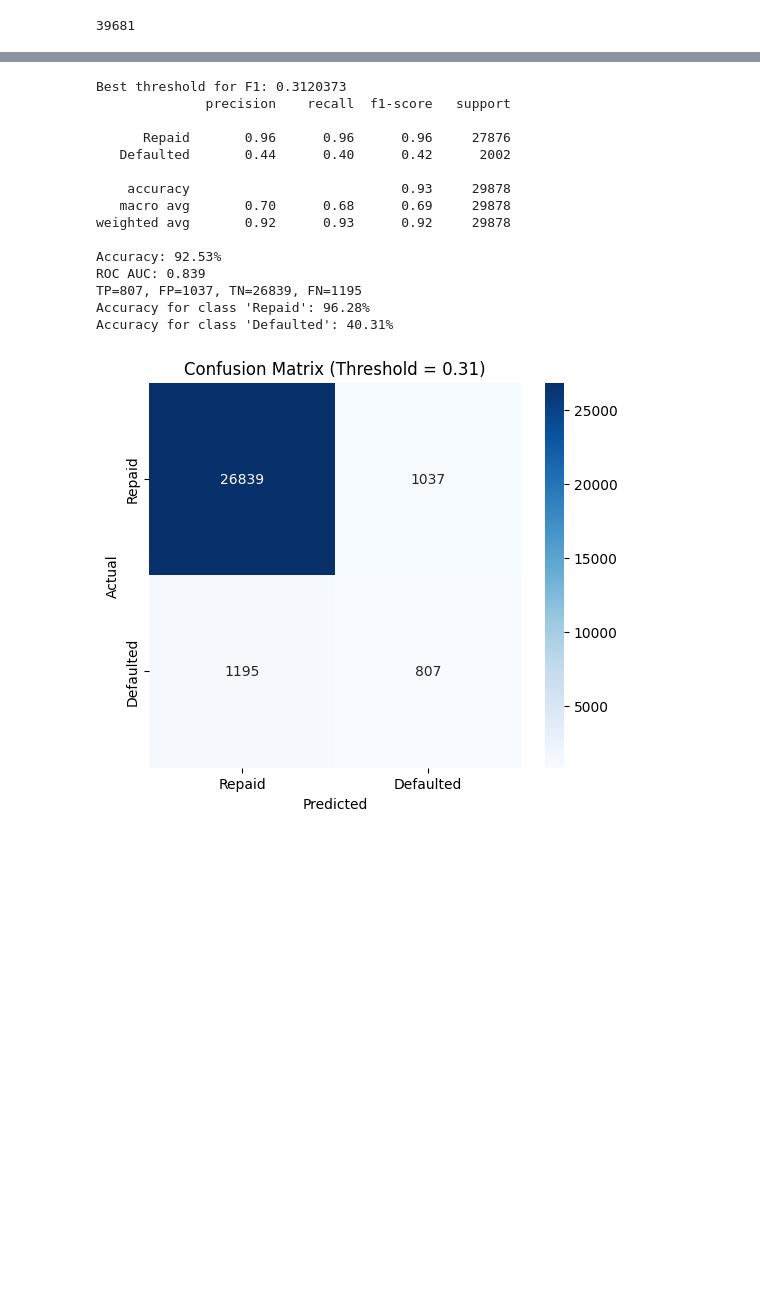
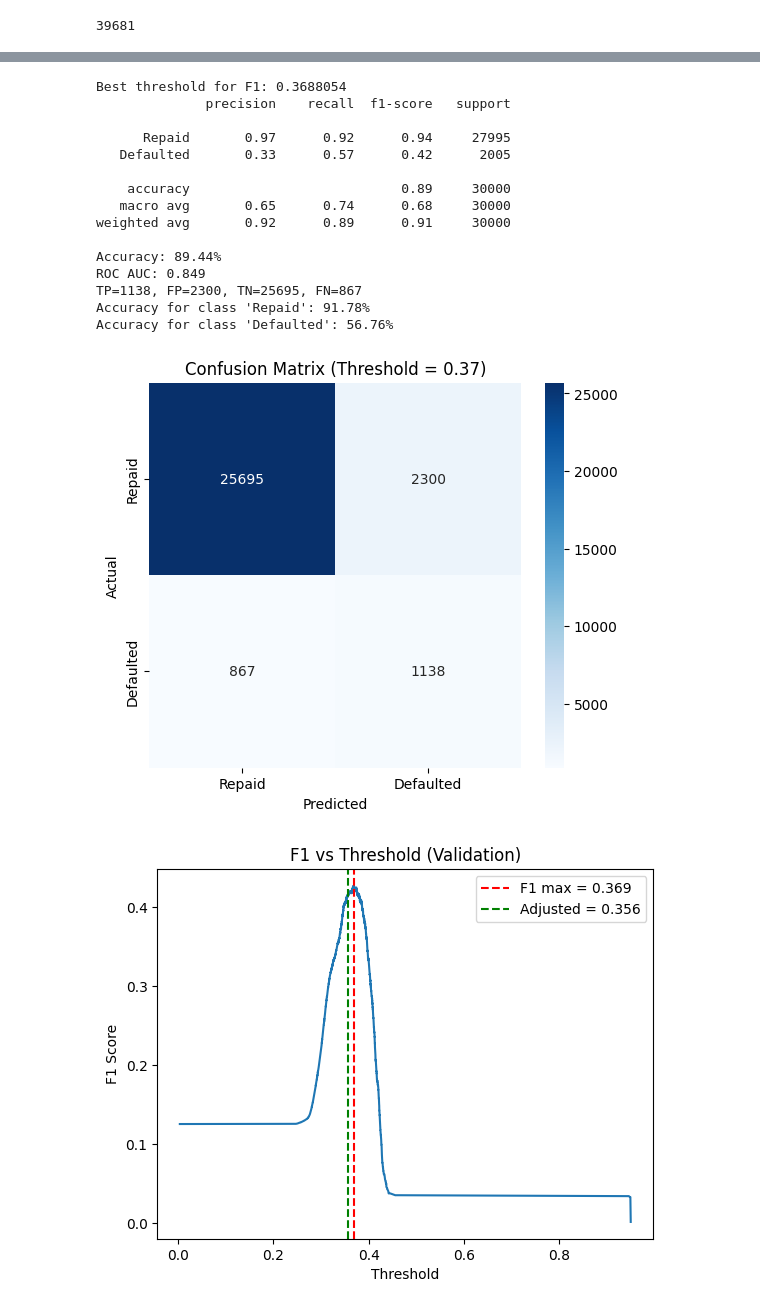
Before and after one commit to sunnysunny77/loan, a Jupyter notebook: cr.ipynb, the cells around one changed output, grey strips where cells are left out. Cells and saved outputs as stored; diff of their text form; code cells hidden in the pictures; blank space fills up the shorter version.

```diff
--- a/cr.ipynb
+++ b/cr.ipynb
@@ -387,7 +389,7 @@ sns.boxplot(data=numeric_df)
 plt.title("Boxplot for All Numeric Features")
 plt.xticks(rotation=45)
 plt.show()
-outliers_idx = df_features['MonthlyIncome'].nlargest(1).index
+outliers_idx = df_features['MonthlyIncome'].nlargest(3).index
 df_features = df_features.drop(index=outliers_idx)
 target = target.drop(index=outliers_idx)
 # %% [output]
@@ -419,7 +421,7 @@ df_high, hc_cols_to_drop = drop_high_card_cols(df_drop, threshold=50)
 Dropping 0 high-cardinality columns (> 50 unique values)
 # %%
 # Drop correlated features here
-df_corr, corr_cols_to_drop = drop_correlated(df_high, threshold=1.1)
+df_corr, corr_cols_to_drop = drop_correlated(df_high, threshold=0.9999)
 # %% [output]
 Dropping 0 highly correlated features
 [figure]
@@ -453,3 +455,6 @@ X_train = df_selected.copy()
 # %% [output]
 Engineered features
 Engineered features
+# %%
+# Drop duplicates
+X_train, y_train = check_and_drop_duplicates(X_train, y_train)
@@ -586,7 +593,7 @@ class BinaryFocalLoss(nn.Module):
         focal_loss = self.alpha * (1 - pt) ** self.gamma * bce_loss
         return focal_loss.mean()
 
-loss_fn = BinaryFocalLoss(alpha=0.93, gamma=2)
+loss_fn = BinaryFocalLoss(alpha=0.95, gamma=3)
 # %%
 # Train
 optimizer = optim.Adam(model.parameters(), lr=lr)
@@ -664,24 +671,25 @@ Best model (val_auc=0.8430) restored
 # %%
 model.eval()
 y_val_probs = []
+
 with torch.no_grad():
     for X_batch, _ in val_loader:
         X_batch = X_batch.to(device)
         outputs = model(X_batch)
         probs = torch.sigmoid(outputs)
         y_val_probs.extend(probs.cpu().numpy())
+
 y_val_probs = np.array(y_val_probs)
 y_val_true = y_val
+prec, rec, thresholds = precision_recall_curve(y_val_true, y_val_probs)
+denom = prec + rec
+f1 = np.zeros_like(denom)
+mask = denom != 0
+f1[mask] = 2 * prec[mask] * rec[mask] / denom[mask]
+best_thresh = thresholds[np.argmax(f1[:-1])]
 
-prec, rec, thresholds = precision_recall_curve(y_val_true, y_val_probs)
-
-beta = 0.9
-beta_sq = beta**2
-denom = beta_sq * prec[:-1] + rec[:-1]
-fbeta = np.zeros_like(denom)
-mask = denom != 0
-fbeta[mask] = (1 + beta_sq) * prec[:-1][mask] * rec[:-1][mask] / denom[mask]
-best_thresh = thresholds[np.argmax(fbeta)]
+alpha = - 0.0125
+adjusted_thresh = np.clip(best_thresh + alpha, 0, 1)
 
 y_test_probs = []
 with torch.no_grad():
@@ -691,48 +699,58 @@ with torch.no_grad():
         probs = torch.sigmoid(outputs)
         y_test_probs.extend(probs.cpu().numpy())
 y_test_probs = np.array(y_test_probs)
-y_test_pred_opt = (y_test_probs > best_thresh).astype(int)
+y_test_pred_opt = (y_test_probs > adjusted_thresh).astype(int)
 
 target_names = ['Repaid', 'Defaulted']
 report = classification_report(y_test, y_test_pred_opt, target_names=target_names)
 acc = accuracy_score(y_test, y_test_pred_opt)
 roc_auc = roc_auc_score(y_test, y_test_probs)
 cm = confusion_matrix(y_test, y_test_pred_opt)
 tn, fp, fn, tp = cm.ravel()
 per_class_acc = cm.diagonal() / cm.sum(axis=1)
 
 print("Best threshold for F1:", best_thresh)
 print(report)
 print(f"Accuracy: {acc*100:.2f}%")
 print(f"ROC AUC: {roc_auc:.3f}")
 print(f"TP={tp}, FP={fp}, TN={tn}, FN={fn}")
 for i, class_name in enumerate(target_names):
     print(f"Accuracy for class '{class_name}': {per_class_acc[i]*100:.2f}%")
 
 plt.figure(figsize=(6,5))
 sns.heatmap(cm, annot=True, fmt='d', cmap='Blues',
             xticklabels=target_names, yticklabels=target_names)
 plt.xlabel("Predicted")
 plt.ylabel("Actual")
 plt.title(f"Confusion Matrix (Threshold = {best_thresh:.2f})")
 plt.show()
+
+plt.plot(thresholds, f1[:-1])
+plt.axvline(best_thresh, color='r', linestyle='--', label=f"F1 max = {best_thresh:.3f}")
+plt.axvline(adjusted_thresh, color='g', linestyle='--', label=f"Adjusted = {adjusted_thresh:.3f}")
+plt.xlabel("Threshold")
+plt.ylabel("F1 Score")
+plt.legend()
+plt.title("F1 vs Threshold (Validation)")
+plt.show()
 # %% [output]
-Best threshold for F1: 0.3120373
+Best threshold for F1: 0.3688054
               precision    recall  f1-score   support
 
-      Repaid       0.96      0.96      0.96     27876
-   Defaulted       0.44      0.40      0.42      2002
+      Repaid       0.97      0.92      0.94     27995
+   Defaulted       0.33      0.57      0.42      2005
 
-    accuracy                           0.93     29878
-   macro avg       0.70      0.68      0.69     29878
-weighted avg       0.92      0.93      0.92     29878
+    accuracy                           0.89     30000
+   macro avg       0.65      0.74      0.68     30000
+weighted avg       0.92      0.89      0.91     30000
 
-Accuracy: 92.53%
-ROC AUC: 0.839
-TP=807, FP=1037, TN=26839, FN=1195
-Accuracy for class 'Repaid': 96.28%
-Accuracy for class 'Defaulted': 40.31%
+Accuracy: 89.44%
+ROC AUC: 0.849
+TP=1138, FP=2300, TN=25695, FN=867
+Accuracy for class 'Repaid': 91.78%
+Accuracy for class 'Defaulted': 56.76%
-[figure, old version]
+[figure, new version]
+[figure, added]
 # %%
 # Data sets
 dtrain = xgb.DMatrix(X_train, label=y_train)
```
Also changed, not shown: parts of 15 cells of this notebook, 2 other files.
